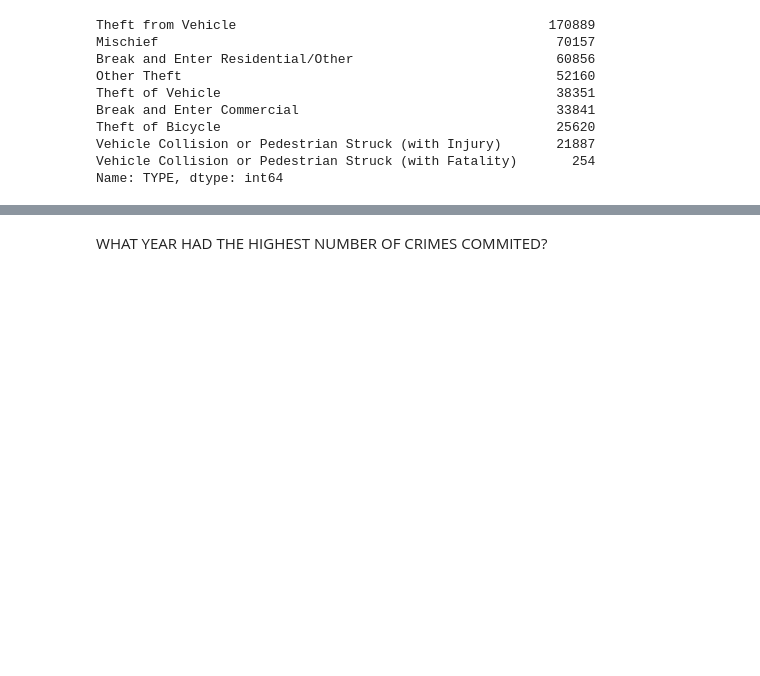
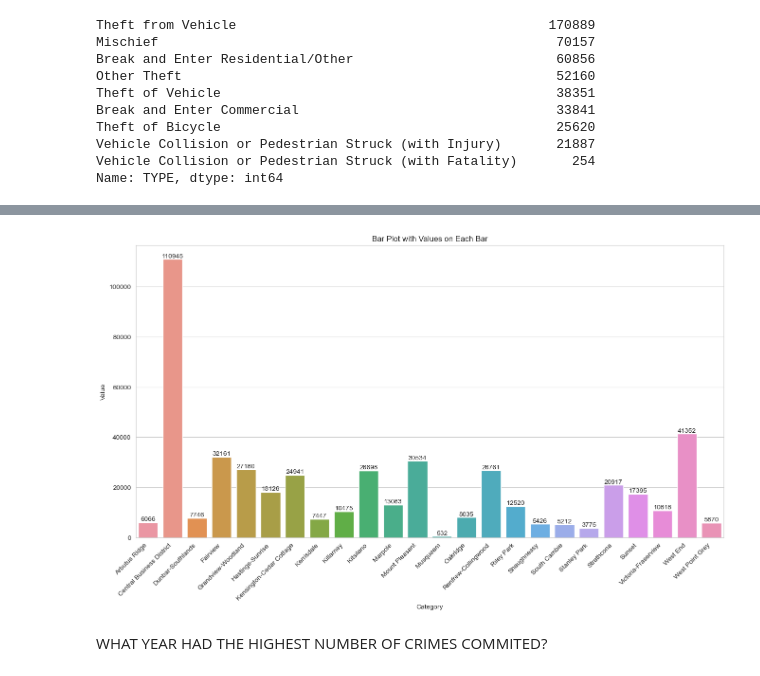
Before and after one commit to damolaosho/crime-analysis-vancouver, a Jupyter notebook: crime-analysis.ipynb, the cells around one changed output, grey strips where cells are left out. Drawn from its saved outputs; the diff is of its cells as text; code cells hidden in the pictures; blank space fills up the shorter version.

```diff
--- a/crime-analysis.ipynb
+++ b/crime-analysis.ipynb
@@ -180,0 +217,3 @@ Analysis from this dataset show that Theft from Vehicle is the highest crime in
+# %%
+neighbourhood = pd.DataFrame([df['NEIGHBOURHOOD'], df['TYPE']]).T
+neighbourhood.head()
@@ -180,0 +227,4 @@ Analysis from this dataset show that Theft from Vehicle is the highest crime in
+# %%
+neighbourhoodT = neighbourhood.groupby(['NEIGHBOURHOOD']).count().reset_index()
+neighbourhoodT.columns = ['Neighbourhood', 'Total']
+neighbourhoodT
@@ -181,3 +249,22 @@ Analysis from this dataset show that Theft from Vehicle is the highest crime in
+# %%
+ndf = pd.DataFrame(neighbourhoodT)
+# %%
+plt.figure(figsize=(16, 8))
+ax = sns.barplot(x='Neighbourhood', y='Total', data=ndf)
+ax.set_xticklabels(ax.get_xticklabels(), rotation=45, ha="right")
+
+
+# Add values on top of each bar
+for p in ax.patches:
+    tot = int(p.get_height())
+    ax.annotate(f'{tot}', (p.get_x() + p.get_width() / 2, p.get_height()), ha='center', va='bottom')
+
+plt.xlabel('Category')
+plt.ylabel('Value')
+plt.title('Bar Plot with Values on Each Bar')
+plt.show()
+# %% [output]
+[figure, added]
 # %% [markdown]
 WHAT YEAR HAD THE HIGHEST NUMBER OF CRIMES COMMITED?
 # %%
```
Also changed, not shown: parts of 20 cells of this notebook.
